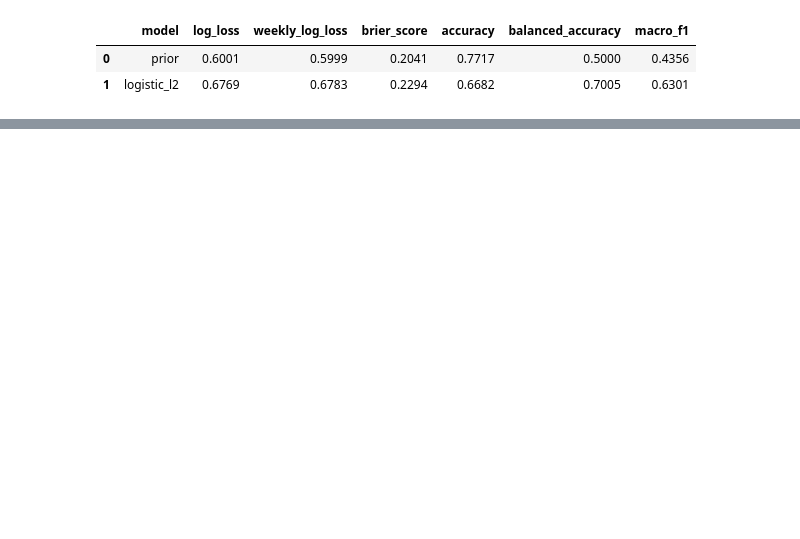
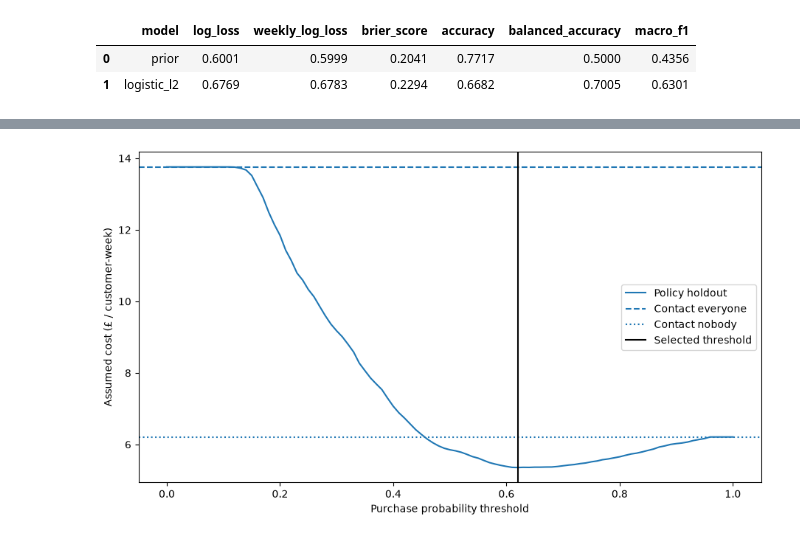
Before and after one commit to manu-horn/online-retail, a Jupyter notebook: notebooks/04_modeling.ipynb, the cells around one changed output, grey strips where cells are left out. Drawn from its saved outputs; the diff is of its cells as text; code cells hidden in the pictures; blank space fills up the shorter version.

Commit message:
Add model comparison and final model evaluation on test set

```diff
--- a/notebooks/04_modeling.ipynb
+++ b/notebooks/04_modeling.ipynb
@@ -114,0 +320,17 @@ not establish that weekly snapshots cause overfitting. The final test is unevalu
+# %%
+import json
+from online_retail.modeling.final import run_final, plot_policy_cost
+
+AUC_OUTPUT = ROOT / "artifacts/roc_auc_models"
+FINAL_OUTPUT = ROOT / "artifacts/final_roc_policy"
+# Saved searches make rerunning the notebook inexpensive. Set True to rerun tuning.
+RERUN_AUC_SEARCH = False
+if RERUN_AUC_SEARCH or not all((AUC_OUTPUT / name / "run.json").exists()
+    for name in ("lightgbm", "xgboost", "random_forest")):
+    run_tree_models(DATA, AUC_OUTPUT, n_trials=15, objective_metric="weekly_roc_auc")
+
+auc_selection = pd.DataFrame([
+    {"model": name, **json.loads((AUC_OUTPUT / name / "run.json").read_text())}
+    for name in ("lightgbm", "xgboost", "random_forest")])
+auc_selection[["model", "best_cv_value", "n_trials"]].sort_values(
+    "best_cv_value", ascending=False)
@@ -114,0 +357,5 @@ not establish that weekly snapshots cause overfitting. The final test is unevalu
+# %%
+plot_policy_cost(FINAL_OUTPUT)
+plt.show()
+# %% [output]
+[figure, added]
```
Also changed, not shown: parts of 26 cells of this notebook, 12 other files.
